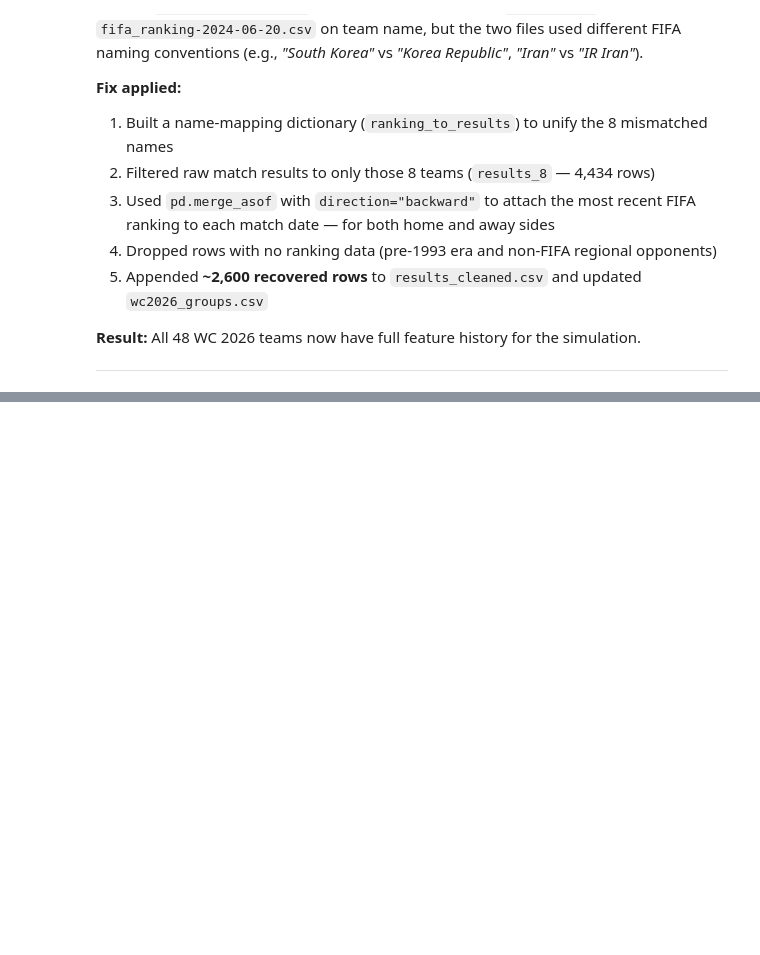
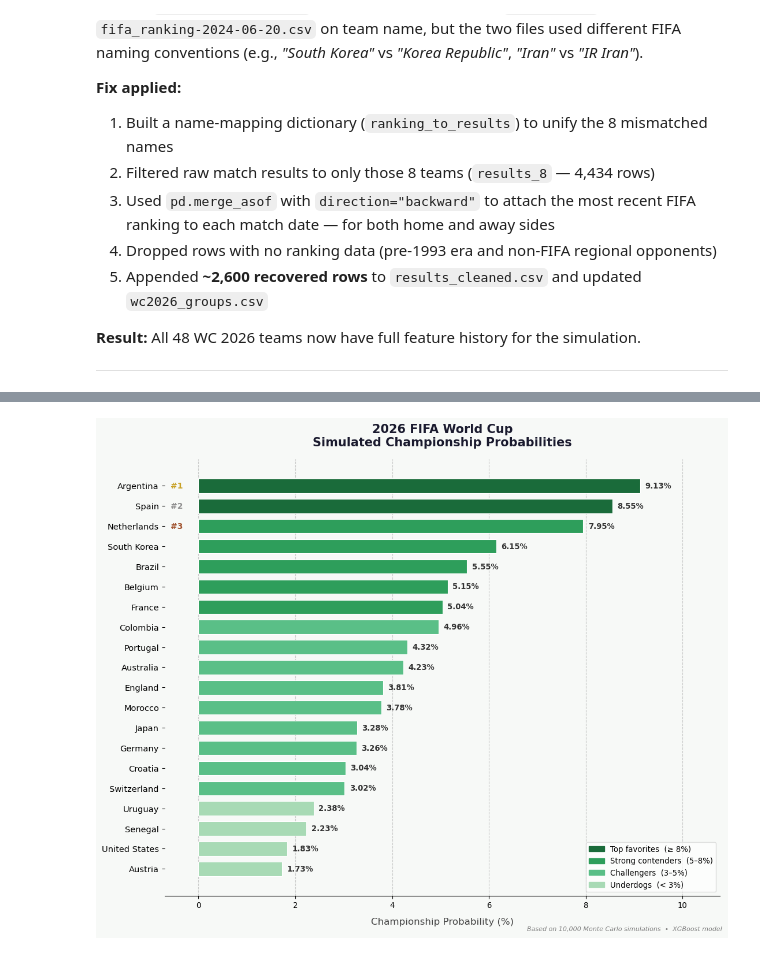
Before and after one commit to Alejandromarchesini12/fifa-worldcup-ml-simulation, a Jupyter notebook: notebooks/Phase4_Simulations.ipynb, the cells around one changed output, grey strips where cells are left out. Cells and saved outputs as stored; diff of their text form; code cells hidden in the pictures; blank space fills up the shorter version.

Commit message:
Finish Phase 4 simulations

```diff
--- a/notebooks/Phase4_Simulations.ipynb
+++ b/notebooks/Phase4_Simulations.ipynb
@@ -710,0 +1112,18 @@ Before building the simulation, we discovered that **8 of the 48 qualified teams
+# %%
+
+N_SIMS = 10_000
+championship_counts = {}
+
+for _ in range(N_SIMS):
+    champion = simulate_tournament(groups_data)
+    championship_counts[champion] = championship_counts.get(champion, 0) + 1
+
+# Convert to probability and sort
+champ_df = pd.DataFrame(
+    list(championship_counts.items()),
+    columns=["team", "championships"]
+).sort_values("championships", ascending=False).reset_index(drop=True)
+
+champ_df["probability_%"] = (champ_df["championships"] / N_SIMS * 100).round(2)
+
+print(champ_df.to_string(index=False))
@@ -710,0 +1317,68 @@ Before building the simulation, we discovered that **8 of the 48 qualified teams
+# %%
+
+import matplotlib.pyplot as plt
+import matplotlib.patches as mpatches
+
+top20 = champ_df.head(20).copy()
+
+# Color-code bars by tier
+def get_color(prob):
+    if prob >= 8:    return "#1a6b3a"   # dark green — top favorites
+    elif prob >= 5:  return "#2e9e5b"   # medium green — strong contenders
+    elif prob >= 3:  return "#5abf87"   # light green — challengers
+    else:            return "#a8dab5"   # pale green — underdogs
+
+colors = [get_color(p) for p in top20["probability_%"]]
+
+fig, ax = plt.subplots(figsize=(11, 9))
+fig.patch.set_facecolor("#f7f9f7")
+ax.set_facecolor("#f7f9f7")
+
+bars = ax.barh(top20["team"], top20["probability_%"],
+               color=colors, edgecolor="white", linewidth=0.8, height=0.7)
+
+# Value labels on the right of each bar
+for bar, val in zip(bars, top20["probability_%"]):
+    ax.text(bar.get_width() + 0.1, bar.get_y() + bar.get_height() / 2,
+            f"{val:.2f}%", va="center", ha="left", fontsize=9.5,
+            fontweight="bold", color="#333333")
+
+# Rank badges (#1, #2, #3) on the left
+rank_colors = {"#1": "#c9a227", "#2": "#8e8e8e", "#3": "#a0522d"}
+for idx, badge in enumerate(["#1", "#2", "#3"]):
+    ax.text(-0.45, idx, badge, va="center", ha="center", fontsize=10,
+            fontweight="bold", color=rank_colors[badge])
+
+ax.set_xlabel("Championship Probability (%)", fontsize=12, labelpad=10, color="#444")
+ax.set_title("2026 FIFA World Cup\nSimulated Championship Probabilities",
+             fontsize=15, fontweight="bold", pad=16, color="#1a1a2e")
+ax.set_xlim(-0.7, top20["probability_%"].max() * 1.18)
+ax.invert_yaxis()
+
+# Subtle grid
+ax.xaxis.grid(True, linestyle="--", alpha=0.4, color="grey")
+ax.set_axisbelow(True)
+ax.spines[["top", "right", "left"]].set_visible(False)
+ax.tick_params(axis="y", labelsize=10.5)
+ax.tick_params(axis="x", labelsize=9.5)
+
+# Legend
+legend_handles = [
+    mpatches.Patch(color="#1a6b3a", label="Top favorites  (≥ 8%)"),
+    mpatches.Patch(color="#2e9e5b", label="Strong contenders  (5–8%)"),
+    mpatches.Patch(color="#5abf87", label="Challengers  (3–5%)"),
+    mpatches.Patch(color="#a8dab5", label="Underdogs  (< 3%)"),
+]
+ax.legend(handles=legend_handles, loc="lower right", fontsize=9.5,
+          framealpha=0.75, edgecolor="lightgrey")
+
+# Footnote
+fig.text(0.99, 0.005, f"Based on {N_SIMS:,} Monte Carlo simulations  •  XGBoost model",
+         ha="right", va="bottom", fontsize=8, color="grey", style="italic")
+
+plt.tight_layout()
+plt.savefig("../outputs/championship_probabilities.png", dpi=150, bbox_inches="tight")
+plt.show()
+print("Saved → outputs/championship_probabilities.png")
+# %% [output]
+[figure, added]
```
Also changed, not shown: parts of 24 cells of this notebook, 2 other files.
